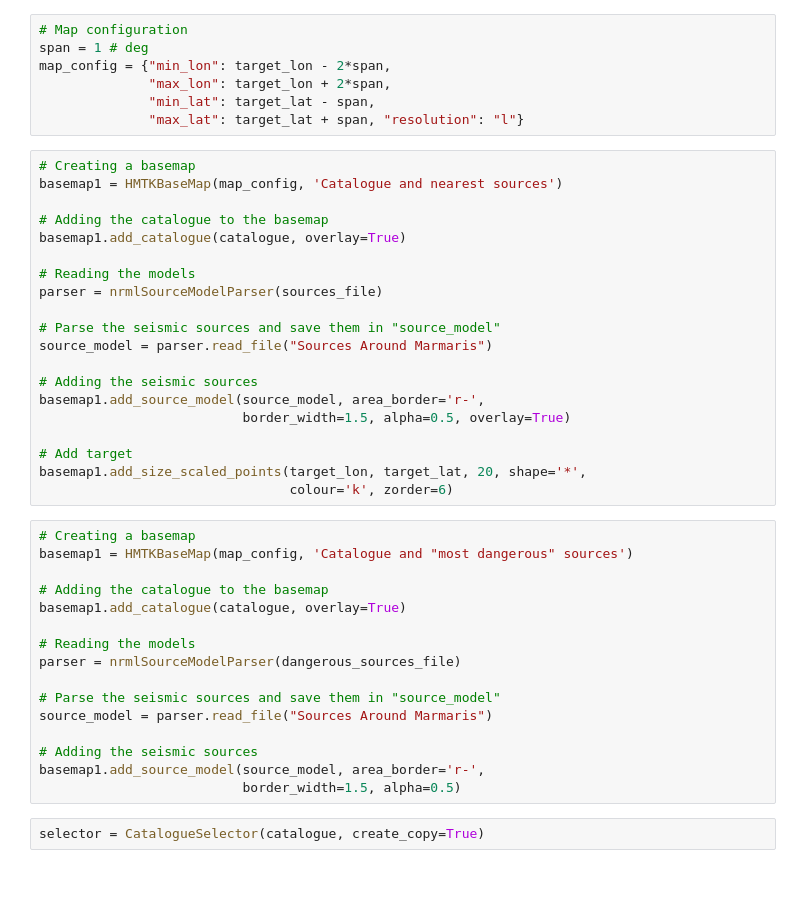
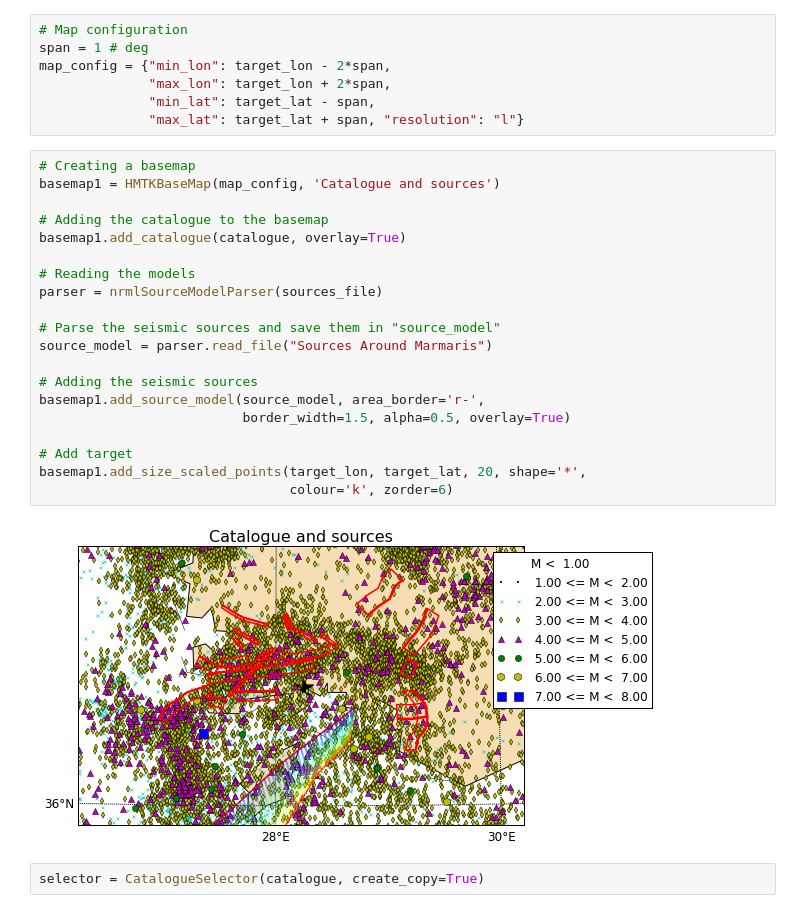
Before and after one commit to nackerley/MarmarisPSHA, a Jupyter notebook: sources/Combine Geometry and Seismicity.ipynb, the cells around one changed output. Cells and saved outputs as stored; diff of their text form; blank space fills up the shorter version.

```diff
--- a/sources/Combine Geometry and Seismicity.ipynb
+++ b/sources/Combine Geometry and Seismicity.ipynb
@@ -63,40 +65,26 @@ map_config = {"min_lon": target_lon - 2*span,
               "max_lat": target_lat + span, "resolution": "l"}
 # %%
 # Creating a basemap
-basemap1 = HMTKBaseMap(map_config, 'Catalogue and nearest sources')
+basemap1 = HMTKBaseMap(map_config, 'Catalogue and sources')
 
 # Adding the catalogue to the basemap
 basemap1.add_catalogue(catalogue, overlay=True)
 
 # Reading the models
 parser = nrmlSourceModelParser(sources_file)
 
 # Parse the seismic sources and save them in "source_model"
 source_model = parser.read_file("Sources Around Marmaris")
 
 # Adding the seismic sources
 basemap1.add_source_model(source_model, area_border='r-',
                           border_width=1.5, alpha=0.5, overlay=True)
 
 # Add target
 basemap1.add_size_scaled_points(target_lon, target_lat, 20, shape='*',
                                 colour='k', zorder=6)
+# %% [output]
+[figure, added]
-# %%
-# Creating a basemap
-basemap1 = HMTKBaseMap(map_config, 'Catalogue and "most dangerous" sources')
-
-# Adding the catalogue to the basemap
-basemap1.add_catalogue(catalogue, overlay=True)
-
-# Reading the models
-parser = nrmlSourceModelParser(dangerous_sources_file)
-
-# Parse the seismic sources and save them in "source_model"
-source_model = parser.read_file("Sources Around Marmaris")
-
-# Adding the seismic sources
-basemap1.add_source_model(source_model, area_border='r-',
-                          border_width=1.5, alpha=0.5)
 # %%
 selector = CatalogueSelector(catalogue, create_copy=True)
 # %%
```
Also changed, not shown: parts of 6 cells of this notebook, 2 other files.
